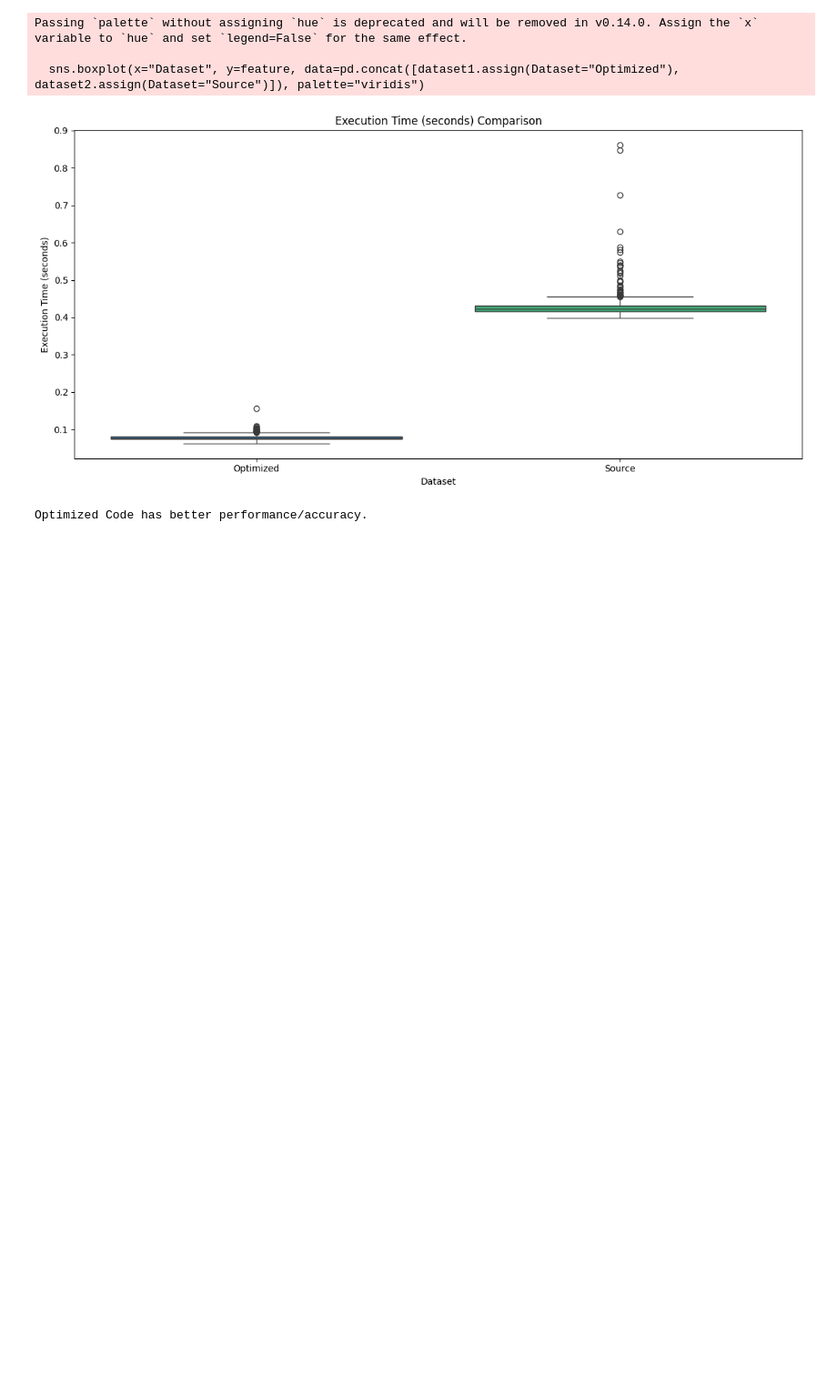
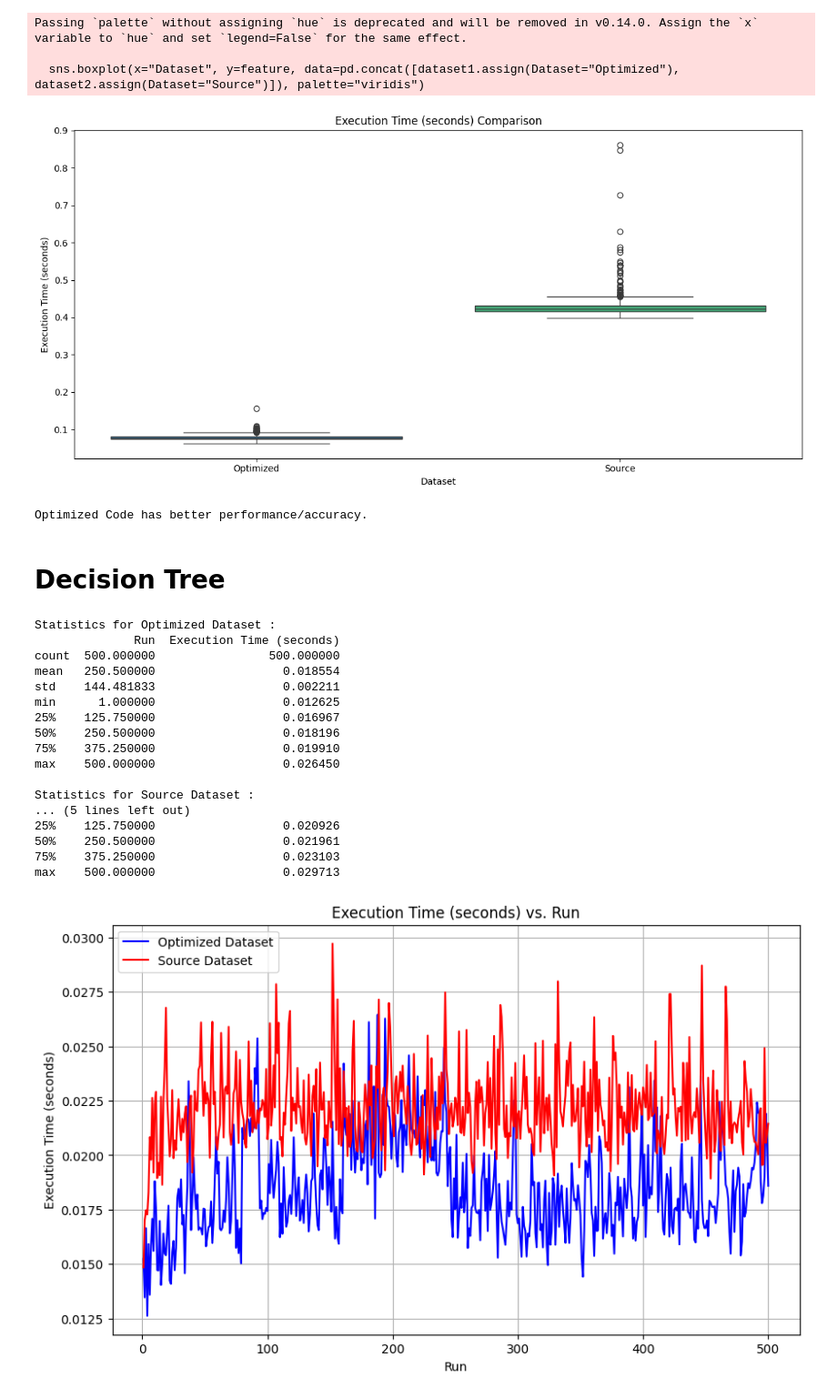
Before and after one commit to HR-Fahim/Enhanced-IR-Code-for-Compilation-Efficiency-with-LLVM-Clang, a Jupyter notebook: IR Code Analysis/IR Code Optimization Log Comparison.ipynb, the cells around one changed output. Shown at 91% size. Saved outputs shown, nothing was run; the diff lists cells and outputs as text; code cells hidden in the pictures; blank space fills up the shorter version.

Commit message:
Included Decision Tree Optimization Log

```diff
--- a/IR Code Analysis/IR Code Optimization Log Comparison.ipynb
+++ b/IR Code Analysis/IR Code Optimization Log Comparison.ipynb
@@ -499,3 +499,61 @@ Passing `palette` without assigning `hue` is deprecated and will be removed in v
   sns.boxplot(x="Dataset", y=feature, data=pd.concat([dataset1.assign(Dataset="Optimized"), dataset2.assign(Dataset="Source")]), palette="viridis")
 [figure]
 Optimized Code has better performance/accuracy.
+# %% [markdown]
+# Decision Tree
+# %%
+import pandas as pd
+import matplotlib.pyplot as plt
+
+# Load the first dataset
+optimized_dataset = pd.read_csv("/mnt/c/Users/Asus/Desktop/CSE425/Project/Enhanced-IR-Code-for-Compilation-Efficiency-with-LLVM-Clang/Decision-Tree/optimized/execution_times.csv")
+dataset1 = optimized_dataset  # Create a copy of the original dataset
+
+# Load the second dataset
+source_dataset = pd.read_csv("/mnt/c/Users/Asus/Desktop/CSE425/Project/Enhanced-IR-Code-for-Compilation-Efficiency-with-LLVM-Clang/Decision-Tree/source/execution_times.csv")
+dataset2 = source_dataset  # Create a copy of the original dataset
+
+# Sort both datasets by "User Time"
+# dataset1 = dataset1.sort_values(by="Execution Time (seconds)")
+# dataset2 = dataset2.sort_values(by="Execution Time (seconds)")
+
+# Print the compared details
+print("Statistics for Optimized Dataset :")
+print(dataset1.describe())
+print("\nStatistics for Source Dataset :")
+print(dataset2.describe())
+
+# Create a line chart to compare the two datasets with x and y axes swapped
+plt.figure(figsize=(10, 6))
+
+# Plot data from dataset1 with x and y swapped
+plt.plot(dataset1['Run'], dataset1['Execution Time (seconds)'], label='Optimized Dataset', color='blue')
+
+# Plot data from dataset2 with x and y swapped
+plt.plot(dataset2['Run'], dataset2['Execution Time (seconds)'], label='Source Dataset', color='red')
+
+plt.xlabel('Run')
+plt.ylabel('Execution Time (seconds)')
+plt.title('Execution Time (seconds) vs. Run')
+plt.legend()
+plt.grid(True)
+plt.show()
+# %% [output]
+Statistics for Optimized Dataset :
+              Run  Execution Time (seconds)
+count  500.000000                500.000000
+mean   250.500000                  0.018554
+std    144.481833                  0.002211
+min      1.000000                  0.012625
+25%    125.750000                  0.016967
+50%    250.500000                  0.018196
+75%    375.250000                  0.019910
+max    500.000000                  0.026450
+
+Statistics for Source Dataset :
+... (5 lines left out)
+25%    125.750000                  0.020926
+50%    250.500000                  0.021961
+75%    375.250000                  0.023103
+max    500.000000                  0.029713
+[figure, added]
```
Also changed, not shown: parts of 2 cells of this notebook, 16 other files.
